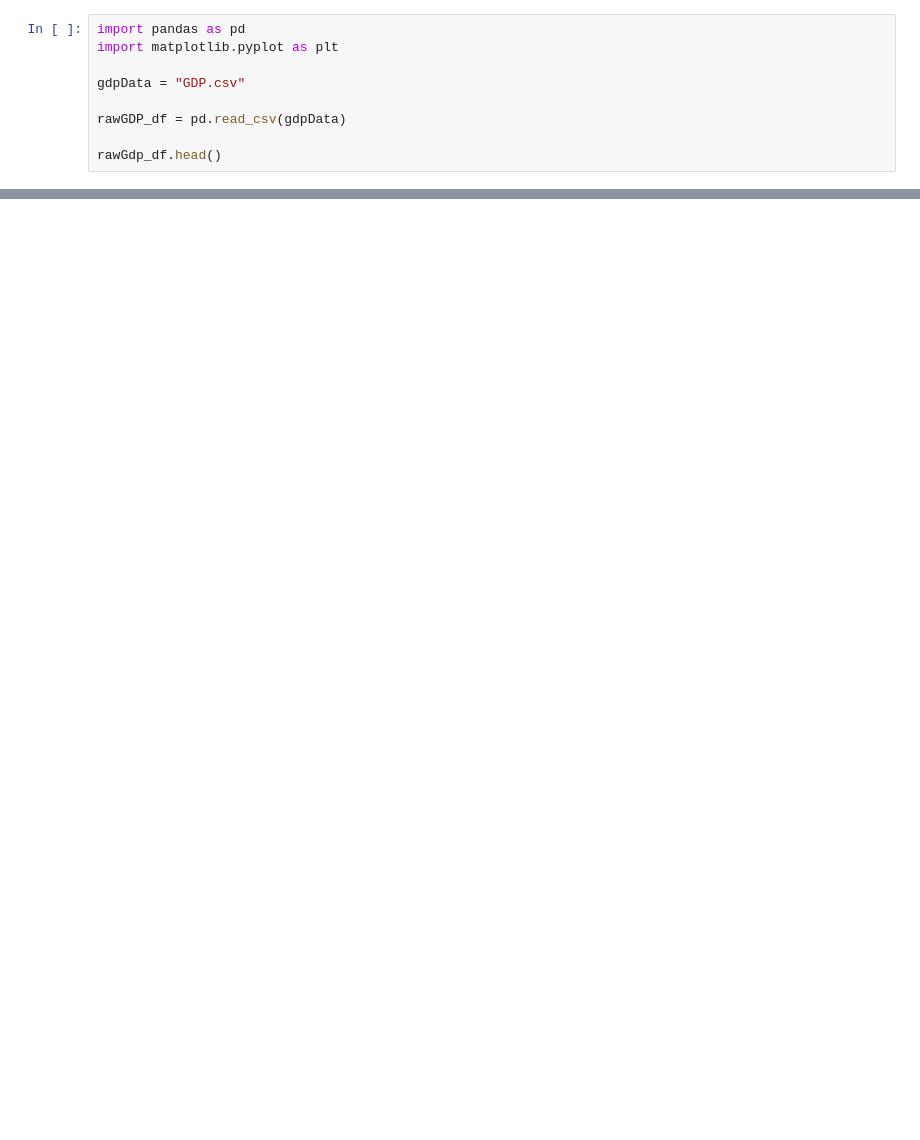
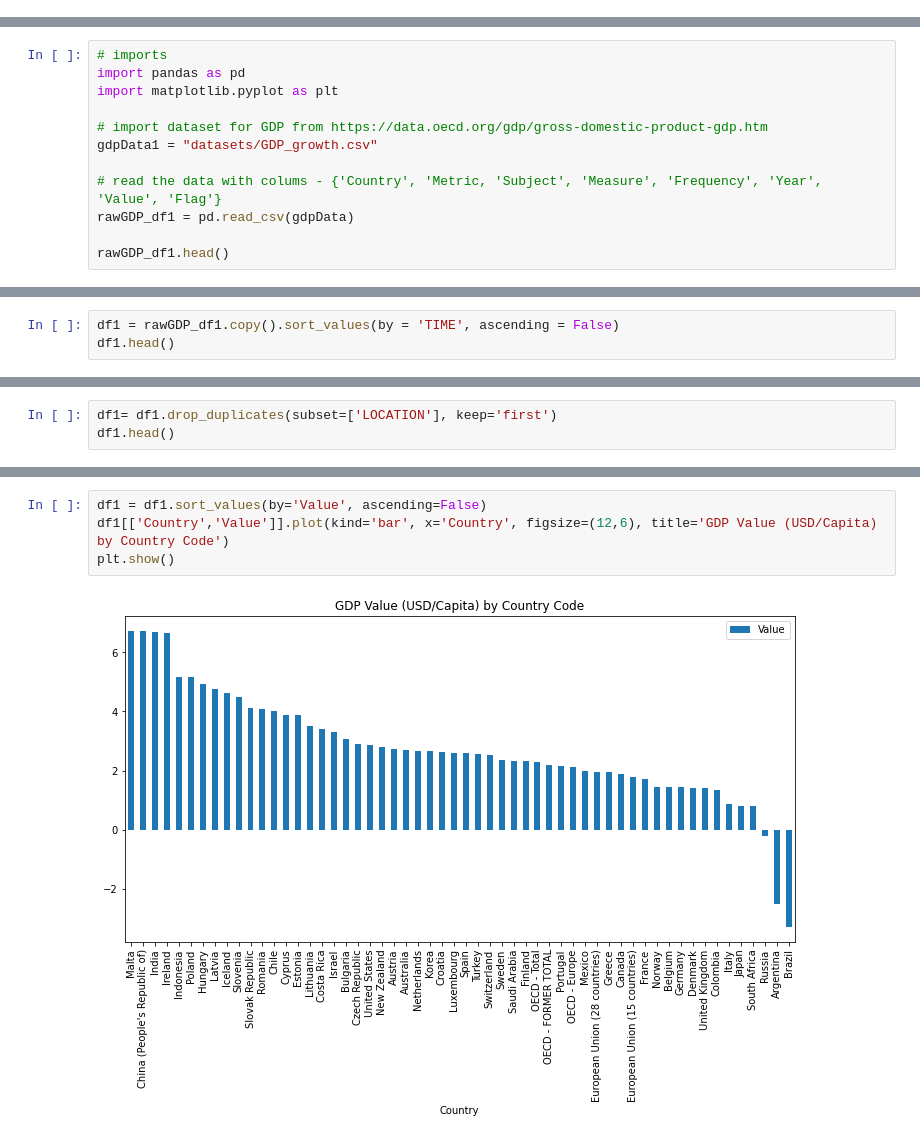
Before and after one commit to bradenbale/SYSC4906-Project, a Jupyter notebook: Median_Income_GDP.ipynb, the cells around one changed output, grey strips where cells are left out. Saved outputs shown, nothing was run; the diff lists cells and outputs as text; blank space fills up the shorter version.

Commit message:
Worked on Household disposable income growth and GDP growth

```diff
--- a/Median_Income_GDP.ipynb
+++ b/Median_Income_GDP.ipynb
@@ -1,9 +0,0 @@
-# %%
-import pandas as pd
-import matplotlib.pyplot as plt
-
-gdpData = "GDP.csv"
-
-rawGDP_df = pd.read_csv(gdpData)
-
-rawGdp_df.head()
@@ -11,0 +1,12 @@ FileNotFoundError: [Errno 2] No such file or directory: 'GDP.csv'
+# %%
+# imports
+import pandas as pd
+import matplotlib.pyplot as plt
+
+# import dataset for GDP from https://data.oecd.org/gdp/gross-domestic-product-gdp.htm
+gdpData1 = "datasets/GDP_growth.csv"
+
+# read the data with colums - {'Country', 'Metric, 'Subject', 'Measure', 'Frequency', 'Year', 'Value', 'Flag'}
+rawGDP_df1 = pd.read_csv(gdpData)
+
+rawGDP_df1.head()
@@ -11,0 +20,3 @@ FileNotFoundError: [Errno 2] No such file or directory: 'GDP.csv'
+# %%
+df1 = rawGDP_df1.copy().sort_values(by = 'TIME', ascending = False)
+df1.head()
@@ -11,0 +30,3 @@ FileNotFoundError: [Errno 2] No such file or directory: 'GDP.csv'
+# %%
+df1= df1.drop_duplicates(subset=['LOCATION'], keep='first')
+df1.head()
@@ -11,0 +40,6 @@ FileNotFoundError: [Errno 2] No such file or directory: 'GDP.csv'
+# %%
+df1 = df1.sort_values(by='Value', ascending=False)
+df1[['Country','Value']].plot(kind='bar', x='Country', figsize=(12,6), title='GDP Value (USD/Capita) by Country Code')
+plt.show()
+# %% [output]
+[figure, added]
```
Also changed, not shown: parts of 16 cells of this notebook, 5 other files.
